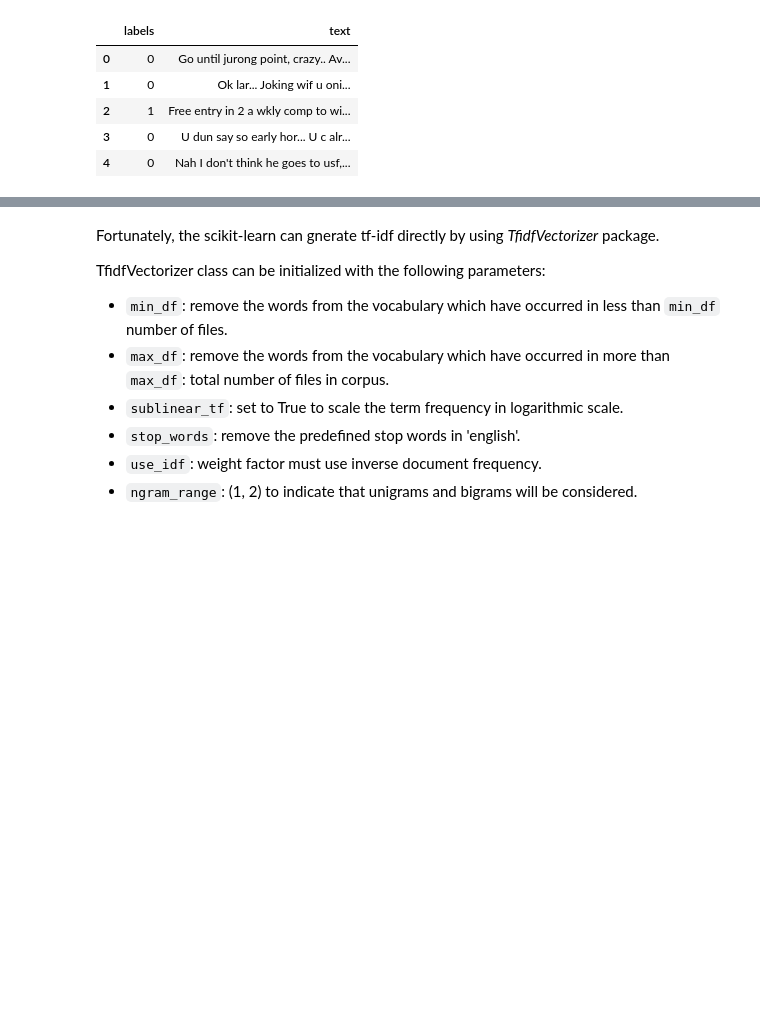
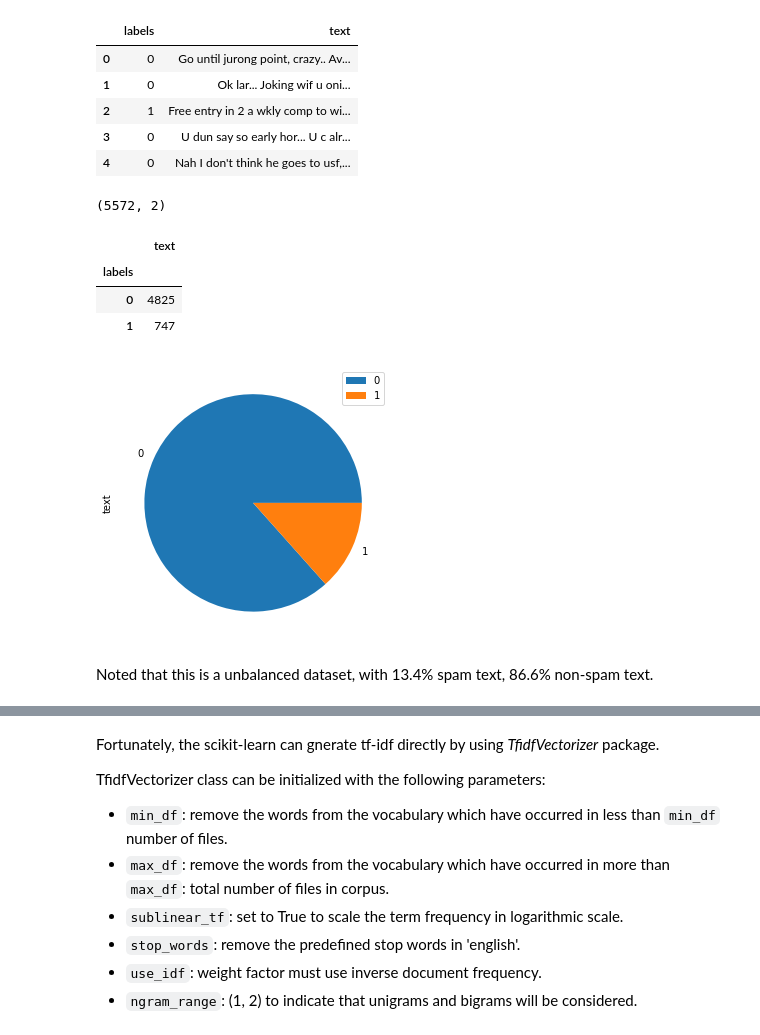
Before and after one commit to rhettxio/NLP, a Jupyter notebook: Spam_Detection/Spam_Detector.ipynb, the cells around one changed output, grey strips where cells are left out. Drawn from its saved outputs; the diff is of its cells as text; code cells hidden in the pictures; blank space fills up the shorter version.

```diff
--- a/Spam_Detection/Spam_Detector.ipynb
+++ b/Spam_Detection/Spam_Detector.ipynb
@@ -61,6 +61,23 @@ df.head()
 | 2 | 1 | Free entry in 2 a wkly comp to wi... |
 | 3 | 0 | U dun say so early hor... U c alr... |
 | 4 | 0 | Nah I don't think he goes to usf,... |
+# %%
+df.shape
+# %% [output]
+(5572, 2)
+# %%
+df.groupby(['labels']).count()
+# %% [output]
+|  | text |
+| labels |  |
+| 0 | 4825 |
+| 1 | 747 |
+# %%
+plot = df.groupby(['labels']).count().plot.pie(y='text', figsize=(5, 5))
+# %% [output]
+[figure, added]
+# %% [markdown]
+Noted that this is a unbalanced dataset, with 13.4% spam text, 86.6% non-spam text.
 # %% [markdown]
 ## **TF-IDF Feature Generation**
 
```
Also changed, not shown: parts of 4 cells of this notebook.
